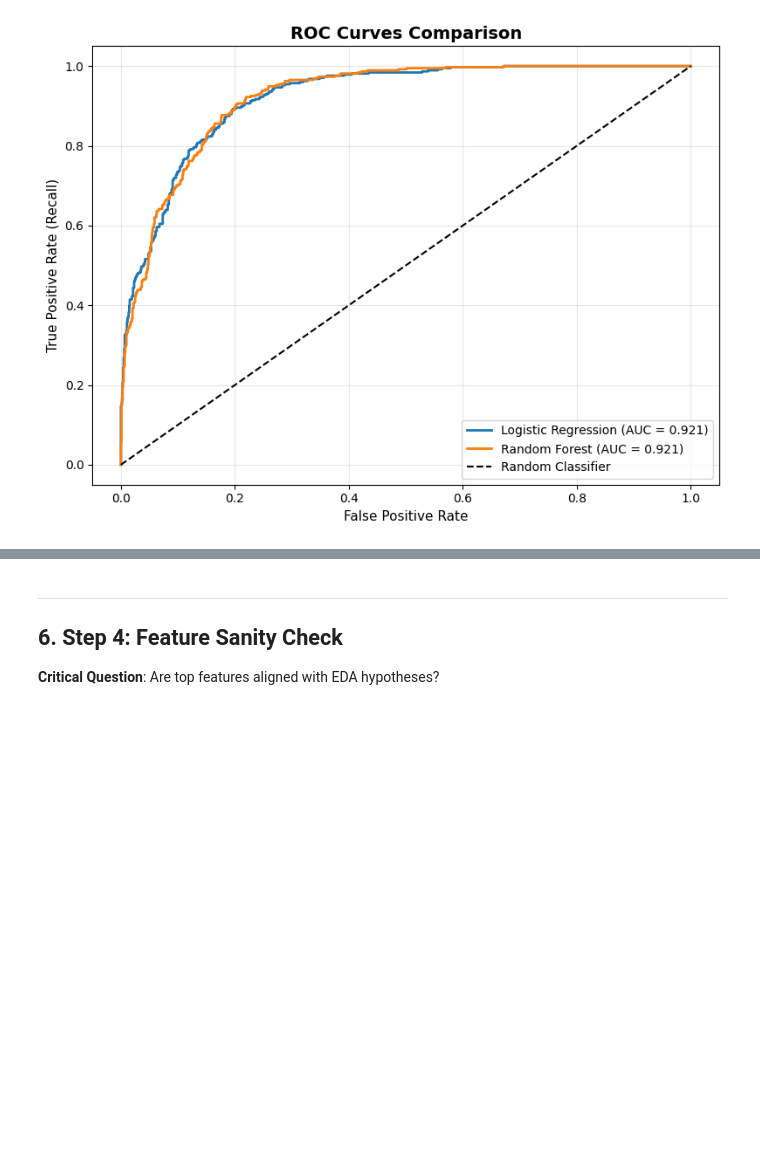
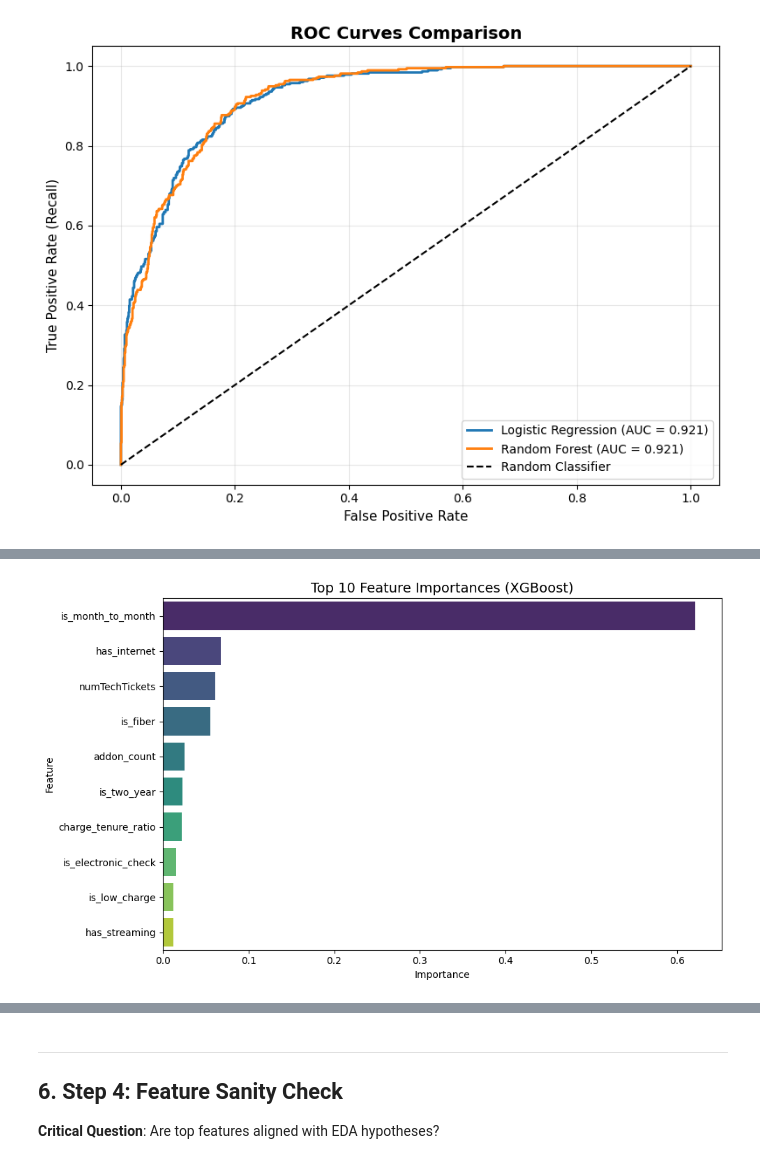
Before and after one commit to JAMIEL-J/Customer-Churn-Prediction, a Jupyter notebook: notebooks/03_modeling.ipynb, the cells around one changed output, grey strips where cells are left out. Drawn from its saved outputs; the diff is of its cells as text; code cells hidden in the pictures; blank space fills up the shorter version.

Commit message:
Updated the Churn Models

```diff
--- a/notebooks/03_modeling.ipynb
+++ b/notebooks/03_modeling.ipynb
@@ -462,0 +467,26 @@ plt.show()
+# %%
+from xgboost import XGBClassifier
+
+xgb_model = XGBClassifier(
+    n_estimators=300,
+    max_depth=5,
+    learning_rate=0.05,
+    scale_pos_weight=3,  # handles class imbalance
+    eval_metric='logloss',
+    random_state=42
+)
+xgb_model.fit(X_train, y_train)
+
+# Predictions
+xgb_pred = xgb_model.predict(X_test)
+xgb_pred_proba = xgb_model.predict_proba(X_test)[:, 1]
+
+# Evaluation
+xgb_recall = recall_score(y_test, xgb_pred)
+xgb_precision = precision_score(y_test, xgb_pred)
+xgb_auc = roc_auc_score(y_test, xgb_pred_proba)
+
+print(f"XGBoost Recall:    {xgb_recall:.2%}")
+print(f"XGBoost Precision: {xgb_precision:.2%}")
+print(f"XGBoost AUC-ROC:   {xgb_auc:.4f}")
+print("\nClassification Report:\n", classification_report(y_test, xgb_pred))
@@ -462,0 +507,14 @@ plt.show()
+# %%
+# XGBoost Feature Importance
+xgb_importance = pd.DataFrame({
+    'Feature': feature_cols,
+    'Importance': xgb_model.feature_importances_
+}).sort_values('Importance', ascending=False)
+
+plt.figure(figsize=(10, 6))
+sns.barplot(data=xgb_importance.head(10), x='Importance', y='Feature', hue='Feature', palette='viridis', legend=False)
+plt.title('Top 10 Feature Importances (XGBoost)', fontsize=14)
+plt.tight_layout()
+plt.show()
+# %% [output]
+[figure, added]
```
Also changed, not shown: parts of 11 cells of this notebook, 23 other files.
